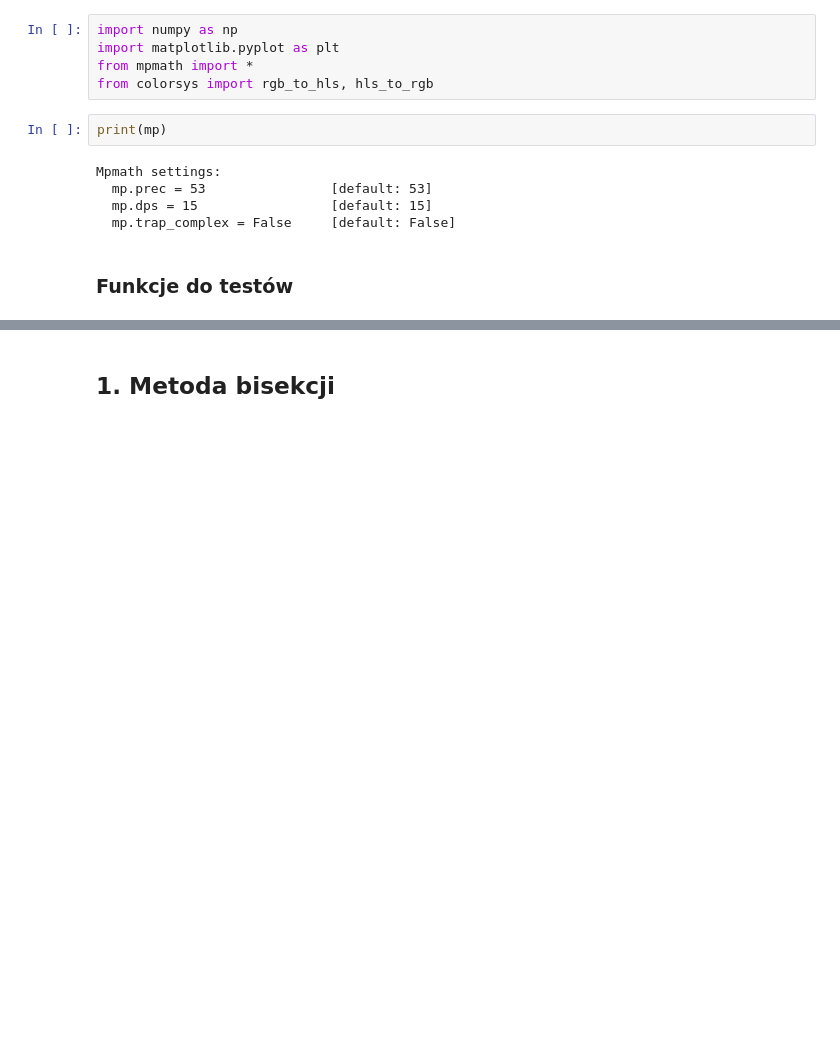
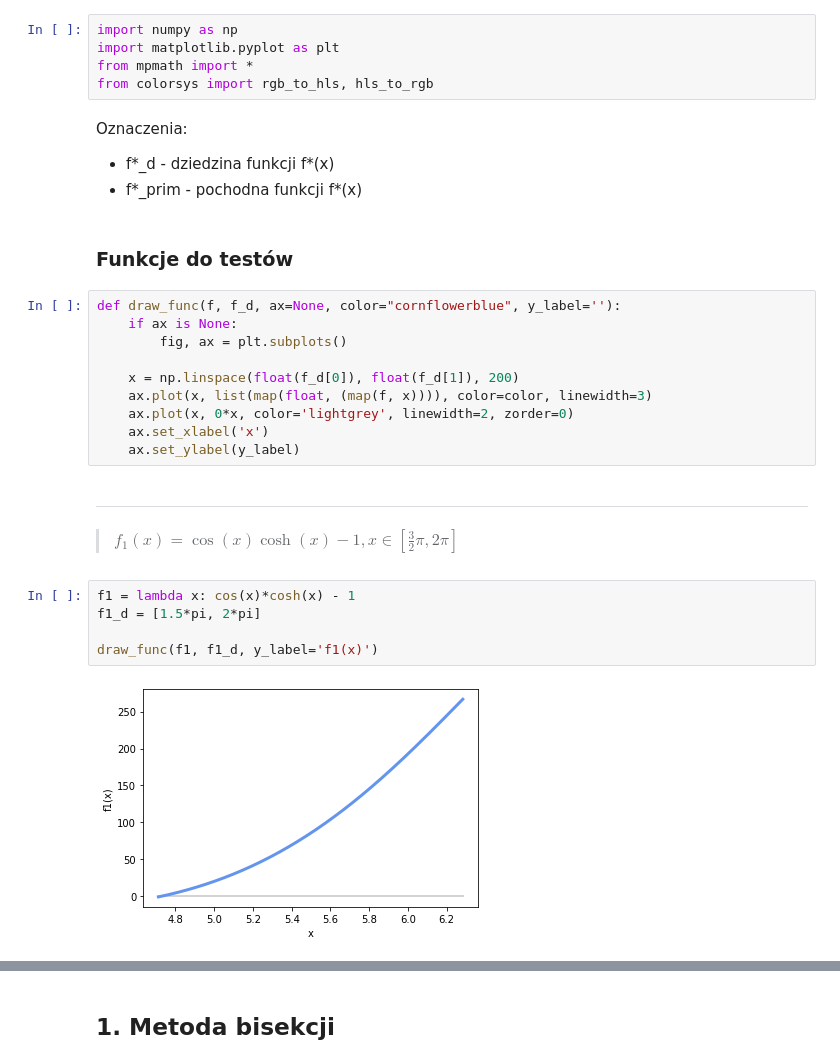
Before and after one commit to mhawryluk/mownit, a Jupyter notebook: lab5/lab5.ipynb, the cells around one changed output, grey strips where cells are left out. Cells and saved outputs as stored; diff of their text form; blank space fills up the shorter version.

```diff
--- a/lab5/lab5.ipynb
+++ b/lab5/lab5.ipynb
@@ -5,12 +5,29 @@ import numpy as np
 import matplotlib.pyplot as plt
 from mpmath import *
 from colorsys import rgb_to_hls, hls_to_rgb
-# %%
-print(mp)
-# %% [output]
-Mpmath settings:
-  mp.prec = 53                [default: 53]
-  mp.dps = 15                 [default: 15]
-  mp.trap_complex = False     [default: False]
+# %% [markdown]
+Oznaczenia:
+* f*_d - dziedzina funkcji f*(x)
+* f*_prim - pochodna funkcji f*(x)
 # %% [markdown]
 ### Funkcje do testów
+# %%
+def draw_func(f, f_d, ax=None, color="cornflowerblue", y_label=''):
+    if ax is None:
+        fig, ax = plt.subplots()
+
+    x = np.linspace(float(f_d[0]), float(f_d[1]), 200)
+    ax.plot(x, list(map(float, (map(f, x)))), color=color, linewidth=3)
+    ax.plot(x, 0*x, color='lightgrey', linewidth=2, zorder=0)
+    ax.set_xlabel('x')
+    ax.set_ylabel(y_label)
+# %% [markdown]
+***
+> $f_1(x) = \cos(x)\cosh(x) - 1, x \in [\frac{3}{2}\pi, 2\pi]$
+# %%
+f1 = lambda x: cos(x)*cosh(x) - 1
+f1_d = [1.5*pi, 2*pi]
+
+draw_func(f1, f1_d, y_label='f1(x)')
+# %% [output]
+[figure, added]
```
Also changed, not shown: parts of 56 cells of this notebook.
